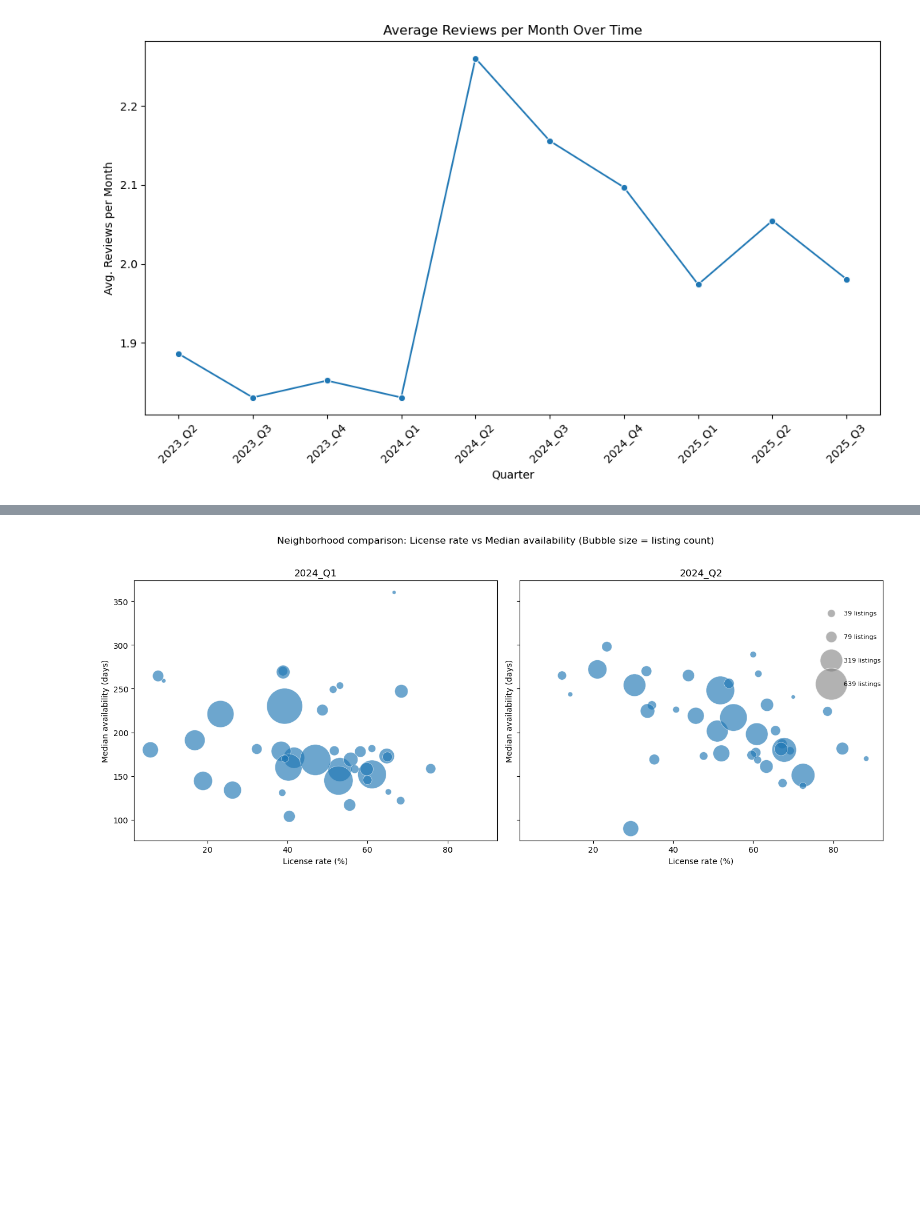
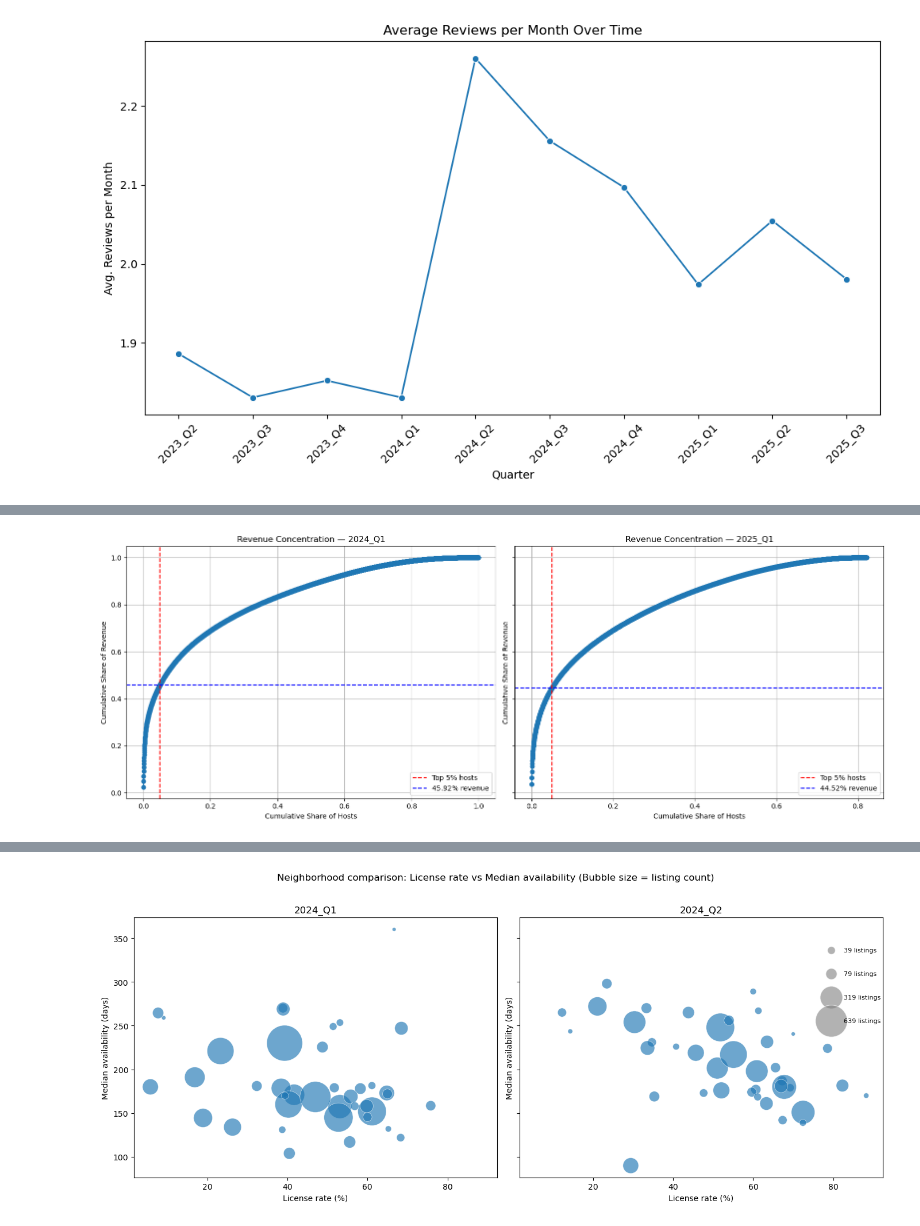
Before and after one commit to johbry17/Capital-Crashpad, a Jupyter notebook: notebooks/case_study.ipynb, the cells around one changed output, grey strips where cells are left out. Cells and saved outputs as stored; diff of their text form; code cells hidden in the pictures; blank space fills up the shorter version.

```diff
--- a/notebooks/case_study.ipynb
+++ b/notebooks/case_study.ipynb
@@ -255,0 +278,60 @@ Top 5% of hosts capture 44.96% of revenue
+# %%
+# % of hosts capturing revenue share
+quarters = ["2024_Q1", "2025_Q1"]
+# revenue share captured by top X% of hosts (e.g., X=0.1 for top 10%)
+X = 0.05  # Top 5%
+
+fig, axes = plt.subplots(1, 2, figsize=(16, 6), sharey=True)
+
+for ax, quarter in zip(axes, quarters):
+    df_host_revenue = pd.read_sql(
+        f"""
+        SELECT
+            host_id,
+            SUM(price * (365 - availability_365)) AS host_revenue
+        FROM listings_long
+        WHERE quarter = '{quarter}'
+        GROUP BY host_id;
+        """,
+        engine,
+    )
+
+    if df_host_revenue.empty:
+        ax.set_title(f"{quarter} (no data)")
+        continue
+
+    df_host_revenue = df_host_revenue.sort_values("host_revenue", ascending=False)
+    df_host_revenue["cumulative_revenue"] = df_host_revenue["host_revenue"].cumsum()
+    df_host_revenue["cumulative_revenue_share"] = (
+        df_host_revenue["cumulative_revenue"] / df_host_revenue["host_revenue"].sum()
+    )
+    df_host_revenue["host_rank"] = range(1, len(df_host_revenue) + 1)
+    df_host_revenue["host_pct"] = df_host_revenue["host_rank"] / len(df_host_revenue)
+
+    revenue_share_top_X = (
+        df_host_revenue[df_host_revenue["host_pct"] <= X]["host_revenue"].sum()
+        / df_host_revenue["host_revenue"].sum()
+    )
+
+    ax.plot(
+        df_host_revenue["host_pct"],
+        df_host_revenue["cumulative_revenue_share"],
+        marker="o",
+    )
+    ax.set_xlabel("Cumulative Share of Hosts")
+    ax.set_ylabel("Cumulative Share of Revenue")
+    ax.set_title(f"Revenue Concentration — {quarter}")
+    ax.grid(True)
+    ax.axvline(X, color="red", linestyle="--", label=f"Top {int(X*100)}% hosts")
+    ax.axhline(
+        revenue_share_top_X,
+        color="blue",
+        linestyle="--",
+        label=f"{revenue_share_top_X:.2%} revenue",
+    )
+    ax.legend()
+
+plt.tight_layout()
+plt.show()
+# %% [output]
+[figure, added]
```
Also changed, not shown: parts of 15 cells of this notebook.
